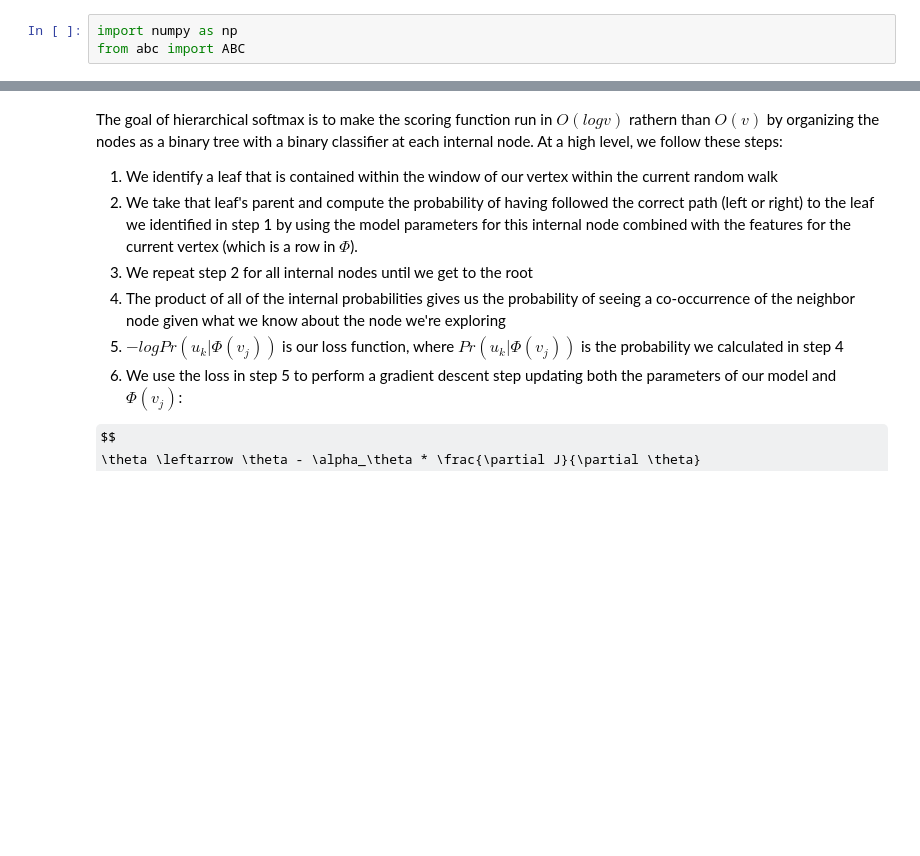
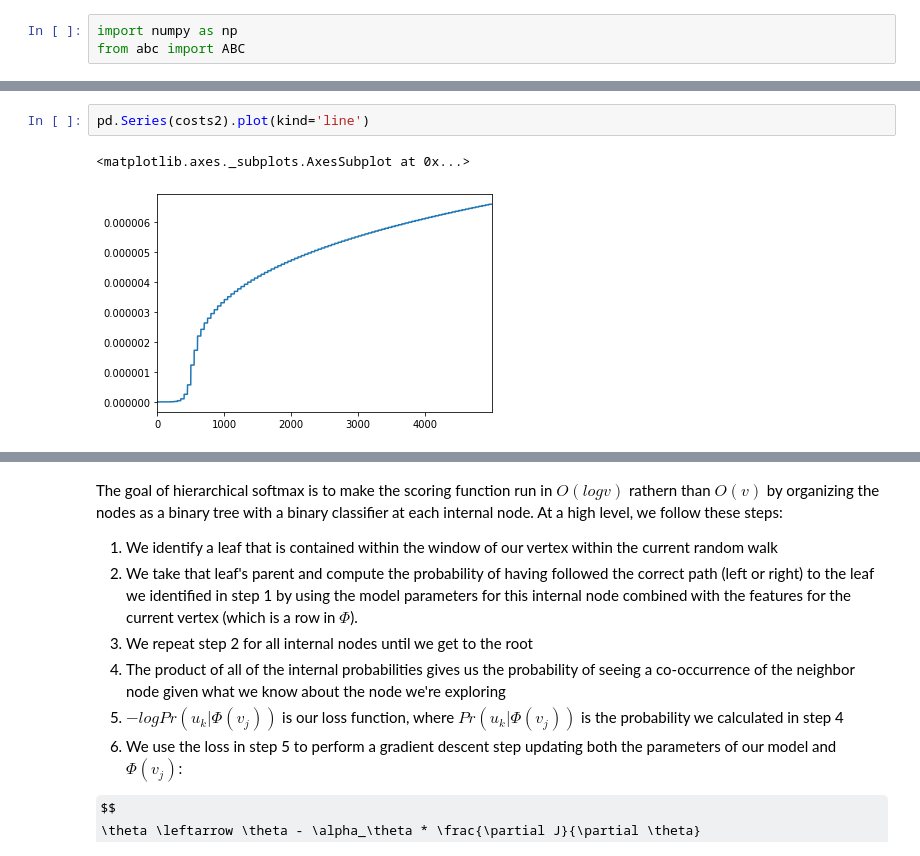
Before and after one commit to rforgione/deepwalk, a Jupyter notebook: nbs/deepwalk.ipynb, the cells around one changed output, grey strips where cells are left out. Drawn from its saved outputs; the diff is of its cells as text; some formulas as TeX source; blank space fills up the shorter version.

```diff
--- a/nbs/deepwalk.ipynb
+++ b/nbs/deepwalk.ipynb
@@ -102,0 +219,5 @@ class Leaf(Tree):
+# %%
+pd.Series(costs2).plot(kind='line')
+# %% [output]
+<matplotlib.axes._subplots.AxesSubplot at 0x...>
+[figure, added]
```
Also changed, not shown: parts of 32 cells of this notebook, 1 other file.
